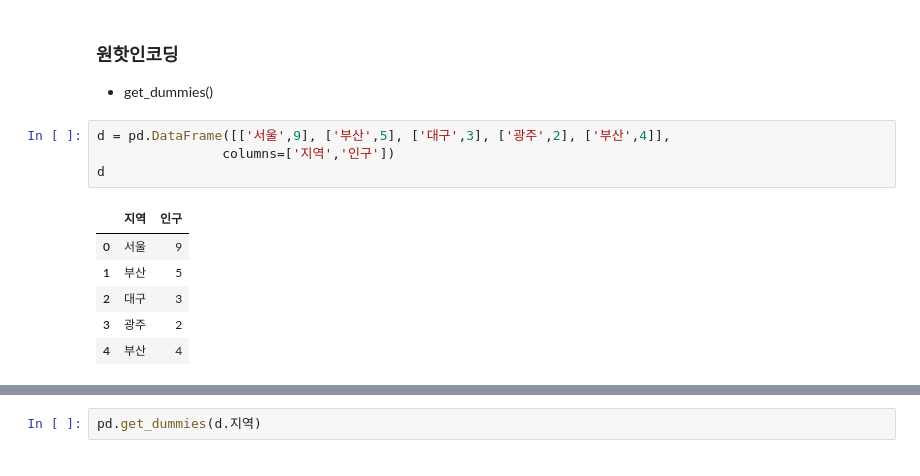
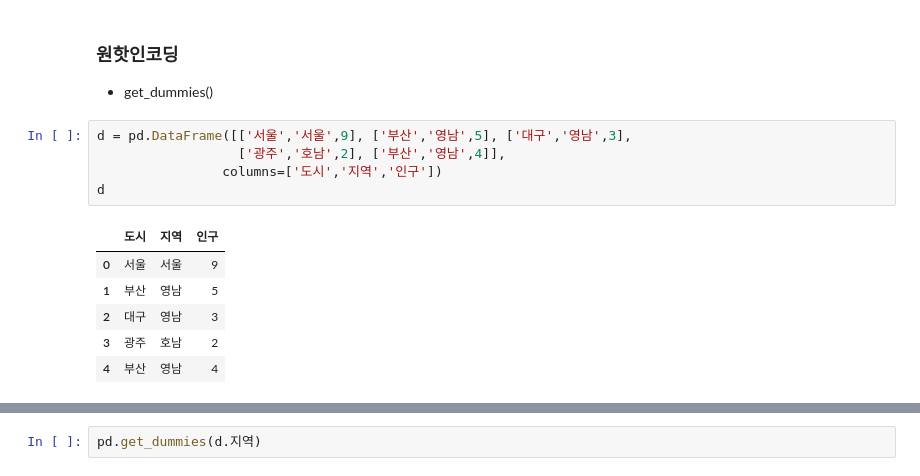
Before and after one commit to gubosd/lecture14, a Jupyter notebook: 데이터분석/04_pandas_01_기초.ipynb, the cells around one changed output, grey strips where cells are left out. Saved outputs shown, nothing was run; the diff lists cells and outputs as text.

```diff
--- a/데이터분석/04_pandas_01_기초.ipynb
+++ b/데이터분석/04_pandas_01_기초.ipynb
@@ -2006,13 +2006,14 @@ subway.drop_duplicates(['노선명','역명'])
 ### 원핫인코딩
 - get_dummies()
 # %%
-d = pd.DataFrame([['서울',9], ['부산',5], ['대구',3], ['광주',2], ['부산',4]],
-                columns=['지역','인구'])
+d = pd.DataFrame([['서울','서울',9], ['부산','영남',5], ['대구','영남',3],
+                  ['광주','호남',2], ['부산','영남',4]],
+                columns=['도시','지역','인구'])
 d
 # %% [output]
-|  | 지역 | 인구 |
-| 0 | 서울 | 9 |
-| 1 | 부산 | 5 |
-| 2 | 대구 | 3 |
-| 3 | 광주 | 2 |
-| 4 | 부산 | 4 |
+|  | 도시 | 지역 | 인구 |
+| 0 | 서울 | 서울 | 9 |
+| 1 | 부산 | 영남 | 5 |
+| 2 | 대구 | 영남 | 3 |
+| 3 | 광주 | 호남 | 2 |
+| 4 | 부산 | 영남 | 4 |
```
Also changed, not shown: parts of 54 cells of this notebook, 2 other files.
